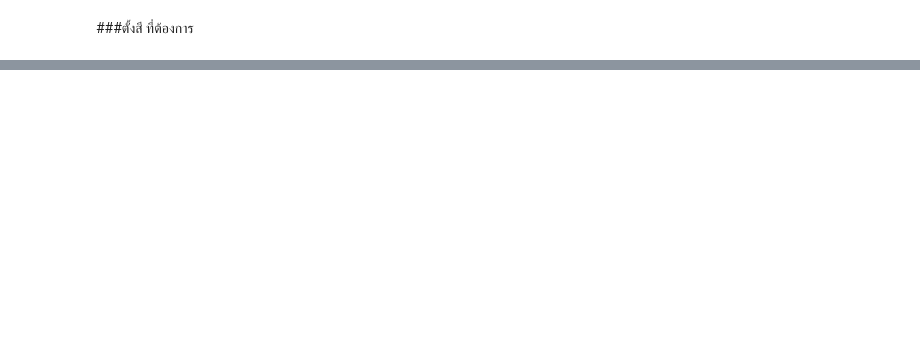
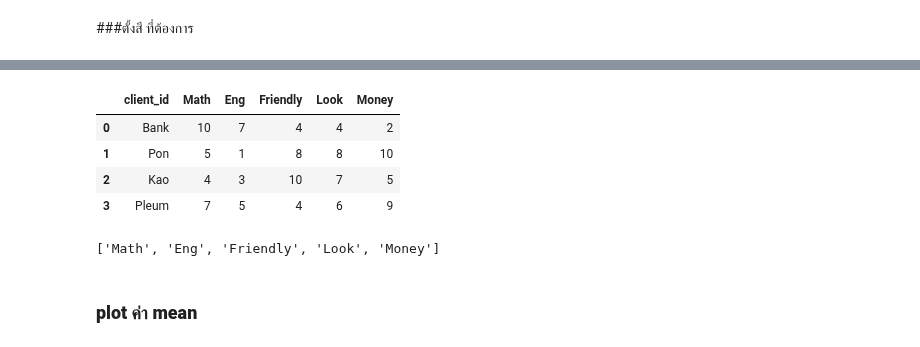
Before and after one commit to Nattakonjpg/BasicProg_DataViz65, a Jupyter notebook: DataViz04_Data_Comparison_ipnyb.ipynb, the cells around one changed output, grey strips where cells are left out. Saved outputs shown, nothing was run; the diff lists cells and outputs as text; code cells hidden in the pictures; blank space fills up the shorter version.

```diff
--- a/DataViz04_Data_Comparison_ipnyb.ipynb
+++ b/DataViz04_Data_Comparison_ipnyb.ipynb
@@ -398,3 +391,26 @@ import numpy as np
 import pandas as pd
 import matplotlib.pyplot as plt
 from math import pi
+# %%
+dataspy = {'client_id' : ['Bank','Pon','Kao','Pleum'],
+        'Math' : [10,5,4,7],
+        'Eng' : [7,1,3,5],
+        'Friendly' : [4,8,10,4],
+        'Look' : [4,8,7,6],
+        'Money' : [2,10,5,9]}
+dfspy = pd.DataFrame.from_dict(dataspy)
+# %%
+dfspy
+# %% [output]
+|  | client_id | Math | Eng | Friendly | Look | Money |
+| 0 | Bank | 10 | 7 | 4 | 4 | 2 |
+| 1 | Pon | 5 | 1 | 8 | 8 | 10 |
+| 2 | Kao | 4 | 3 | 10 | 7 | 5 |
+| 3 | Pleum | 7 | 5 | 4 | 6 | 9 |
+# %%
+categories = list(dfspy.columns[1:]) #เอาคอลัม math - money เป็น categories
+categories
+# %% [output]
+['Math', 'Eng', 'Friendly', 'Look', 'Money']
+# %% [markdown]
+### **plot ค่า mean**
```
Also changed, not shown: parts of 29 cells of this notebook.
